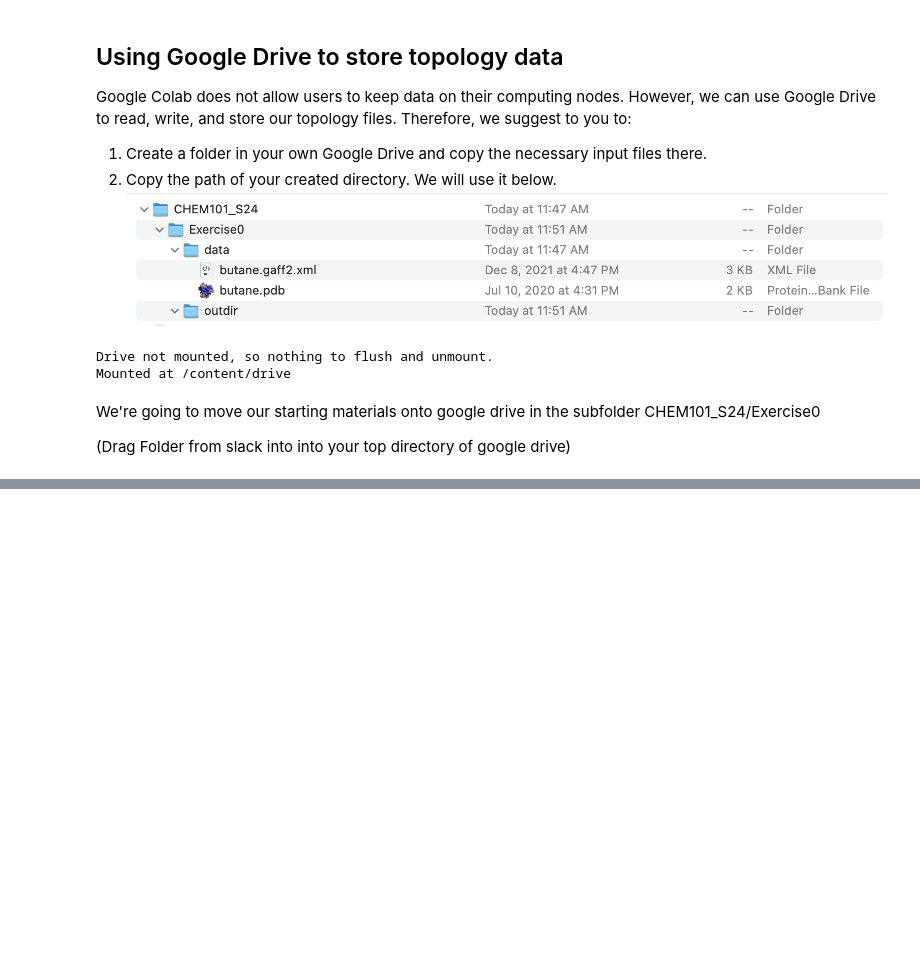
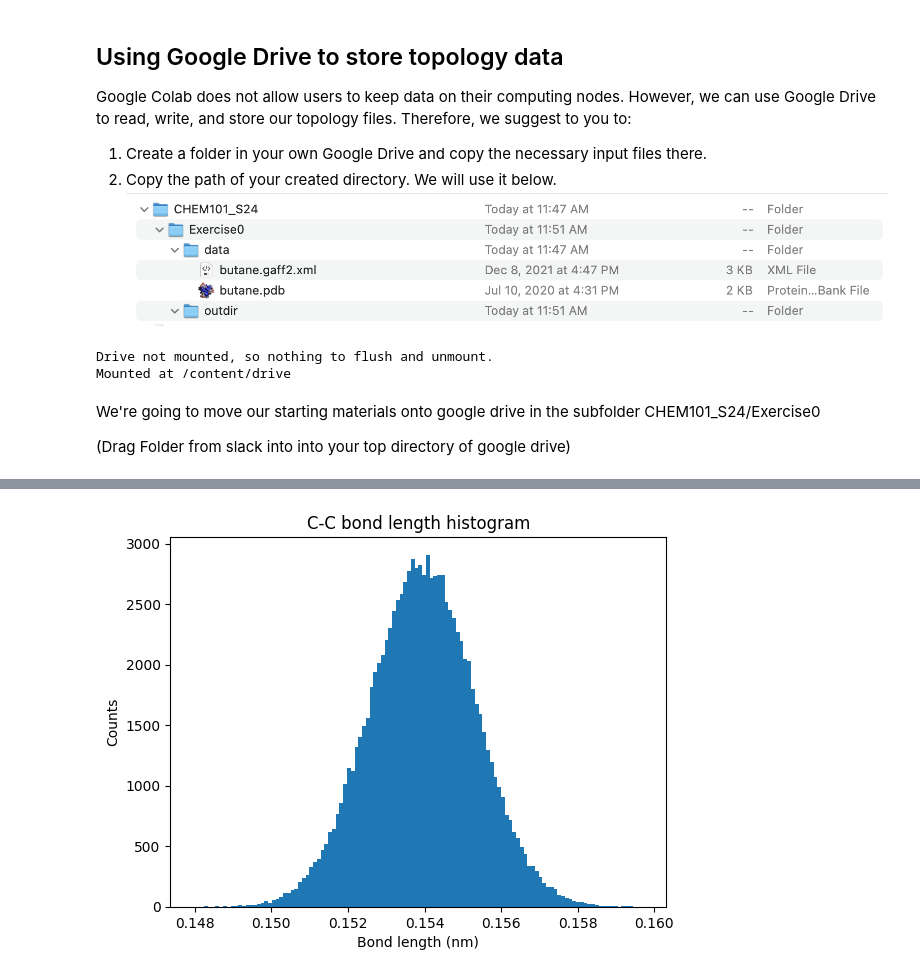
Before and after one commit to paulrobustelli/AR_ligand_binding, a Jupyter notebook: Setup_OpenMM_MDtraj.ipynb, the cells around one changed output, grey strips where cells are left out. Cells and saved outputs as stored; diff of their text form; code cells hidden in the pictures; blank space fills up the shorter version.

```diff
--- a/Setup_OpenMM_MDtraj.ipynb
+++ b/Setup_OpenMM_MDtraj.ipynb
@@ -62,0 +76,7 @@ ls drive/*
+# %%
+workdir='/content/drive/MyDrive/CHEM101_S24/Exercise0/'
+datadir='/content/drive/MyDrive/CHEM101_S24/Exercise0/data/'
+outdir='/content/drive/MyDrive/CHEM101_S24/Exercise0/outdir/'
+# %%
+PDB_file_name = datadir+'butane.pdb'
+forcefield_file_name = datadir+'butane.gaff2.xml'
@@ -66,0 +213,4 @@ butane.gaff2.xml  butane.pdb
+# %%
+import mdtraj as md
+traj = md.load(os.path.join(workdir, "butane_sim.dcd"), top=PDB_file_name)
+traj
@@ -66,0 +238,11 @@ butane.gaff2.xml  butane.pdb
+# %%
+bond_indices = [4, 7] # atoms to define the bond length
+bond_length = md.compute_distances(traj, [bond_indices])
+
+bondcounts, binedges, otherstuff = plt.hist(bond_length, bins=120)
+plt.title('C-C bond length histogram')
+plt.xlabel('Bond length (nm)')
+plt.ylabel('Counts')
+plt.show()
+# %% [output]
+[figure, added]
```
Also changed, not shown: parts of 22 cells of this notebook.
